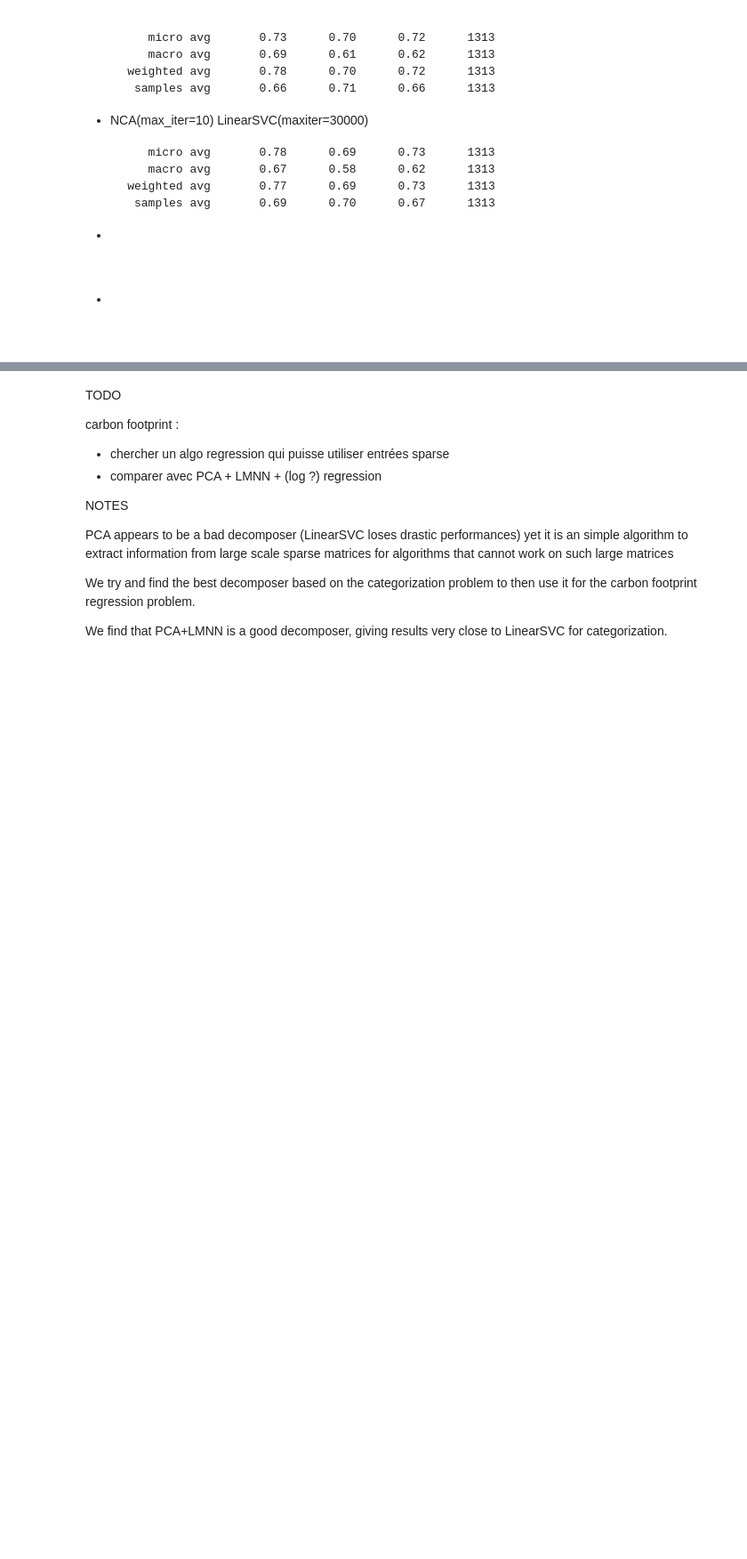
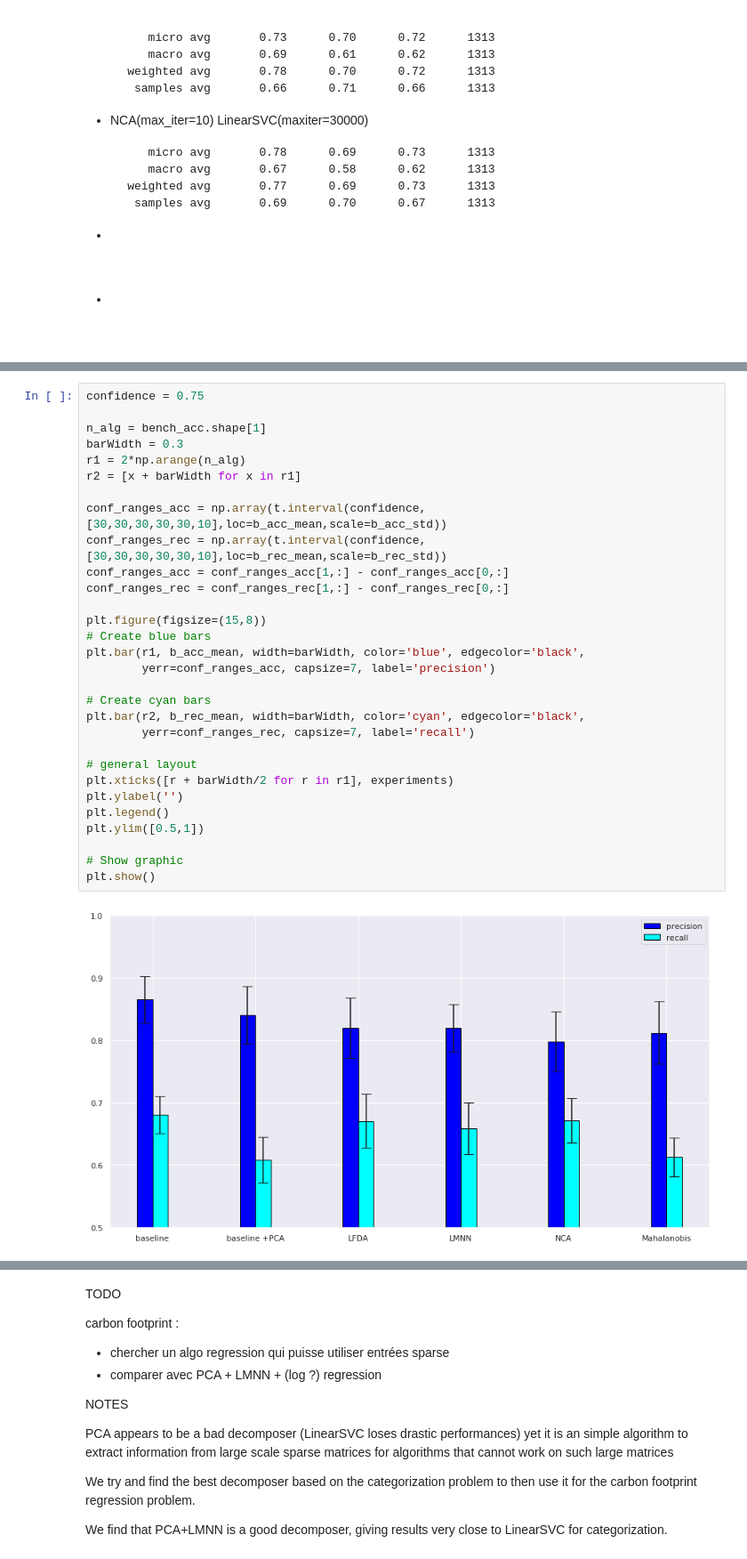
Before and after one commit to lgerrets/graphsml18-openfoodfacts, a Jupyter notebook: off-graphs2.ipynb, the cells around one changed output, grey strips where cells are left out. Shown: that part at 89% size. Cells and saved outputs as stored; diff of their text form; blank space fills up the shorter version.

Commit message:
multi-class benchmarks + visualization + carbon regression

```diff
--- a/off-graphs2.ipynb
+++ b/off-graphs2.ipynb
@@ -360,0 +608,32 @@ en:sugary-snacks       0.89      0.73      0.80       231
+# %%
+confidence = 0.75
+
+n_alg = bench_acc.shape[1]
+barWidth = 0.3
+r1 = 2*np.arange(n_alg)
+r2 = [x + barWidth for x in r1]
+
+conf_ranges_acc = np.array(t.interval(confidence,[30,30,30,30,30,10],loc=b_acc_mean,scale=b_acc_std))
+conf_ranges_rec = np.array(t.interval(confidence,[30,30,30,30,30,10],loc=b_rec_mean,scale=b_rec_std))
+conf_ranges_acc = conf_ranges_acc[1,:] - conf_ranges_acc[0,:]
+conf_ranges_rec = conf_ranges_rec[1,:] - conf_ranges_rec[0,:]
+
+plt.figure(figsize=(15,8))
+# Create blue bars
+plt.bar(r1, b_acc_mean, width=barWidth, color='blue', edgecolor='black',
+        yerr=conf_ranges_acc, capsize=7, label='precision')
+
+# Create cyan bars
+plt.bar(r2, b_rec_mean, width=barWidth, color='cyan', edgecolor='black',
+        yerr=conf_ranges_rec, capsize=7, label='recall')
+
+# general layout
+plt.xticks([r + barWidth/2 for r in r1], experiments)
+plt.ylabel('')
+plt.legend()
+plt.ylim([0.5,1])
+
+# Show graphic
+plt.show()
+# %% [output]
+[figure, added]
```
Also changed, not shown: parts of 25 cells of this notebook.
